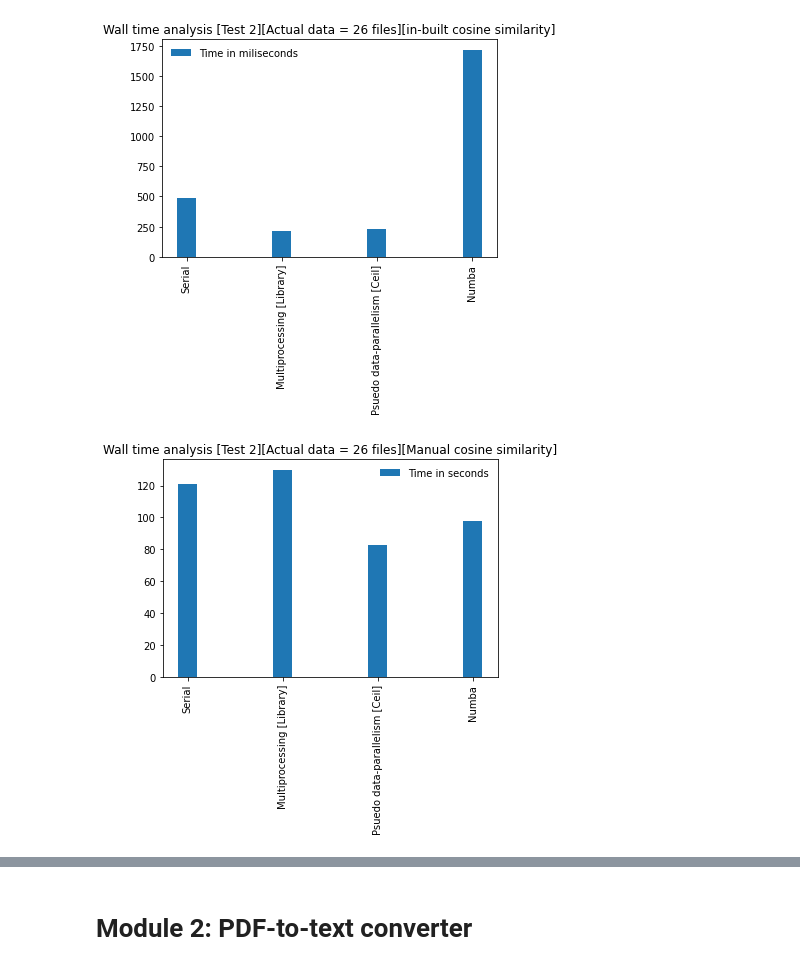
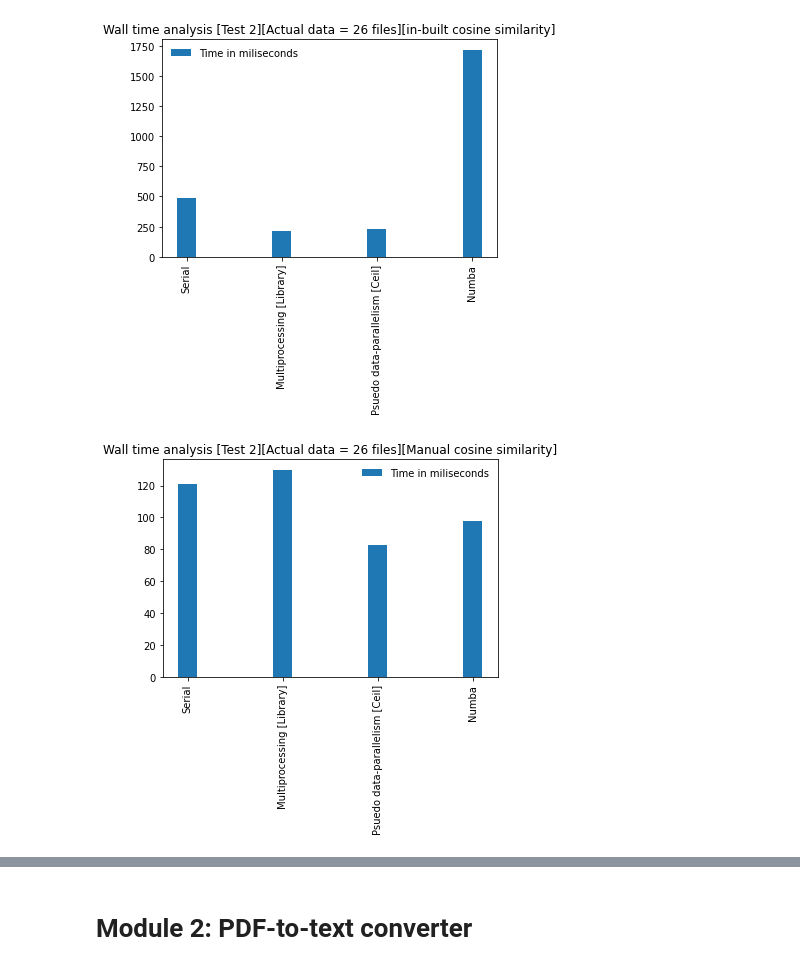
Before and after one commit to arindamkeswani/RePlicate, a Jupyter notebook: RePlicate_(HPC_Project).ipynb, the cells around one changed output, grey strips where cells are left out. Drawn from its saved outputs; the diff is of its cells as text; code cells hidden in the pictures.

```diff
--- a/RePlicate_(HPC_Project).ipynb
+++ b/RePlicate_(HPC_Project).ipynb
@@ -474,20 +474,20 @@ plt.show()
 # %%
 import matplotlib.pyplot as plt
 import numpy as np
 
 t=[121 , 130, 82.9 ,97.5]
 ty=["Serial", "Multiprocessing [Library]", "Psuedo data-parallelism [Ceil]" , "Numba"]
 nodes= np.arange(len(t))
 
-plt.bar(nodes,t,width=0.2, align='center' ,label='Time in seconds')
+plt.bar(nodes,t,width=0.2, align='center' ,label='Time in miliseconds')
 
 plt.title("Wall time analysis [Test 2][Actual data = 26 files][Manual cosine similarity]")
 
 plt.xticks(nodes,ty,rotation=90)
 plt.legend(loc='best', frameon=False)
 plt.show()
 # %% [output]
-[figure, old version]
+[figure, new version]
 # %%
 import matplotlib.pyplot as plt
 import numpy as np
```
Also changed, not shown: parts of 10 cells of this notebook.
